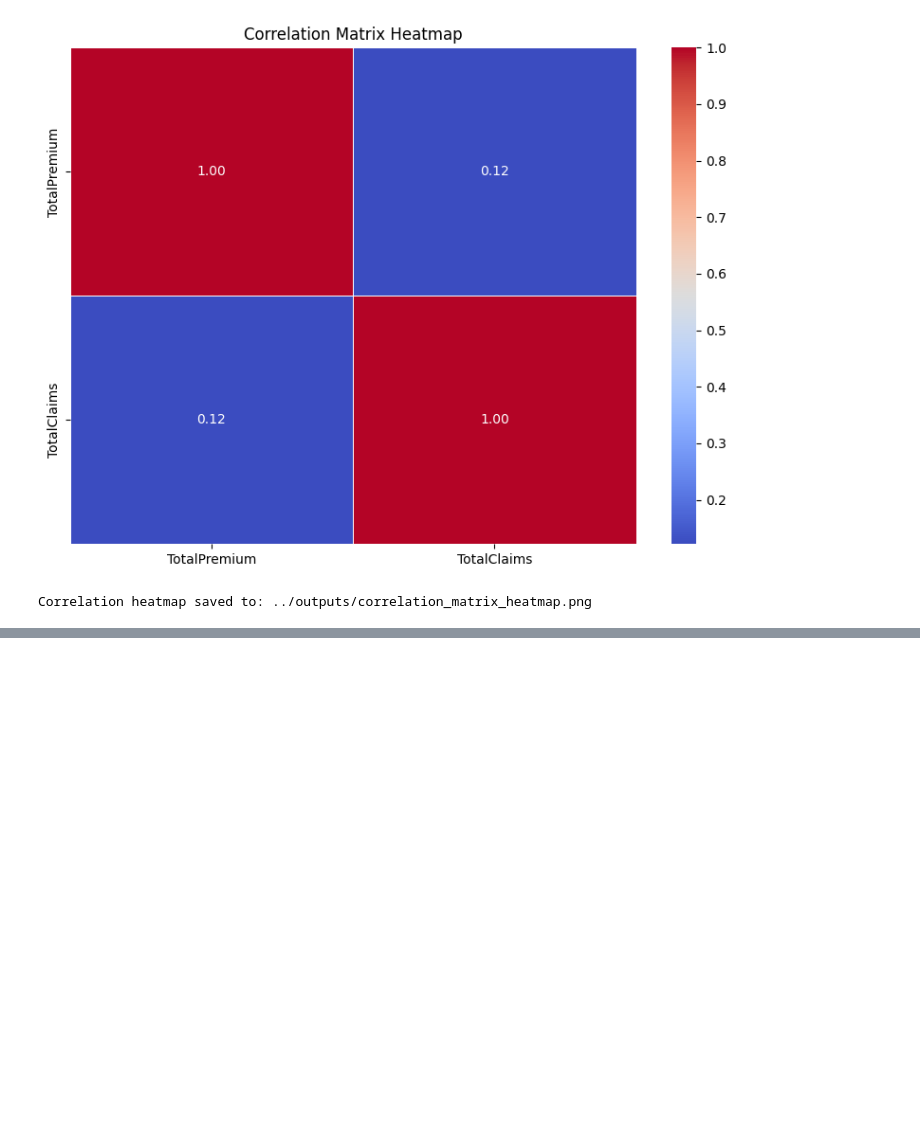
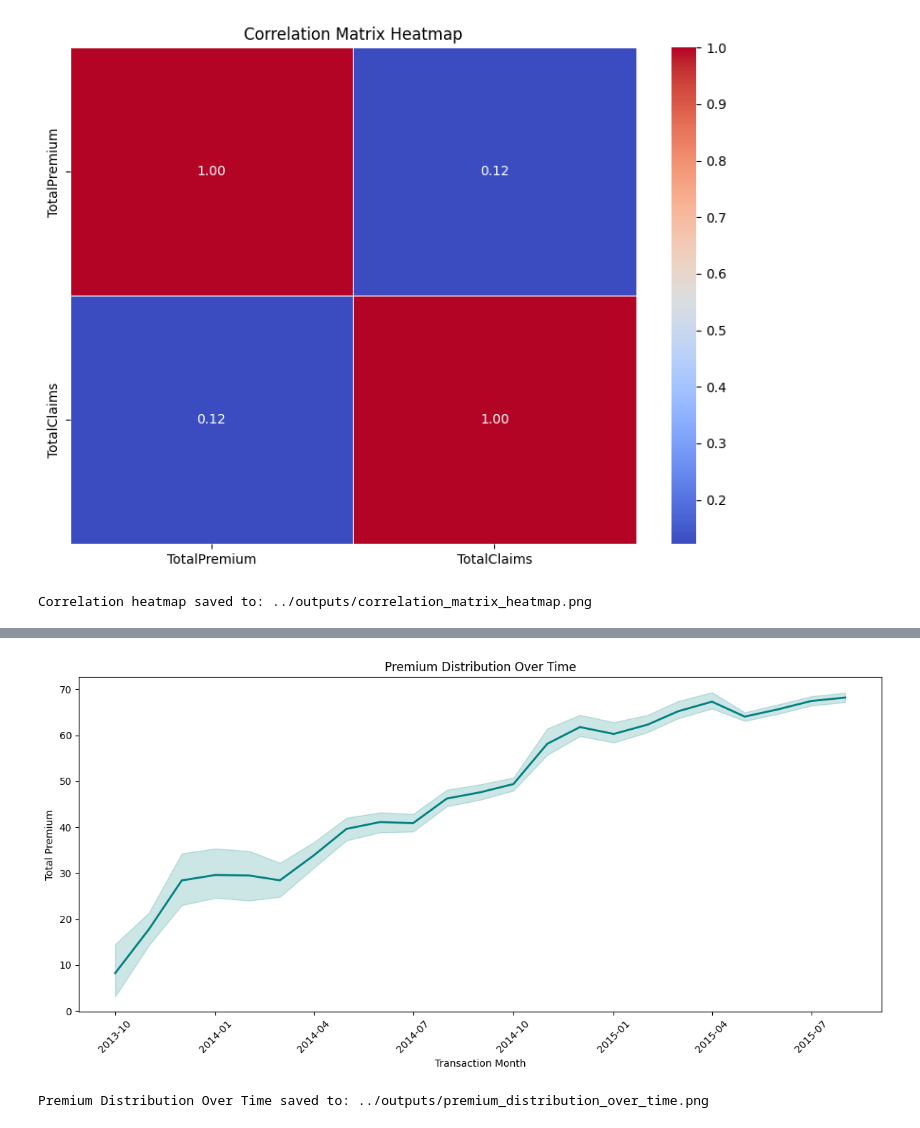
Before and after one commit to vlazacck/week3, a Jupyter notebook: notebooks/Eda.ipynb, the cells around one changed output, grey strips where cells are left out. Cells and saved outputs as stored; diff of their text form; code cells hidden in the pictures; blank space fills up the shorter version.

```diff
--- a/notebooks/Eda.ipynb
+++ b/notebooks/Eda.ipynb
@@ -214,0 +337,26 @@ Correlation heatmap saved to: ../outputs/correlation_matrix_heatmap.png
+# %%
+# Visualization 1: Premium Distribution Over Time
+import matplotlib.pyplot as plt
+import seaborn as sns
+
+
+data['TransactionMonth'] = pd.to_datetime(data['TransactionMonth'], errors='coerce')
+
+# Plot TotalPremium by TransactionMonth
+plt.figure(figsize=(12, 6))
+sns.lineplot(x=data['TransactionMonth'], y=data['TotalPremium'], color='teal', linewidth=2)
+plt.title('Premium Distribution Over Time')
+plt.xlabel('Transaction Month')
+plt.ylabel('Total Premium')
+plt.xticks(rotation=45)
+plt.tight_layout()
+
+# Save the plot
+premium_time_path = f"{output_dir}/premium_distribution_over_time.png"
+plt.savefig(premium_time_path)
+plt.show()
+
+print(f"Premium Distribution Over Time saved to: {premium_time_path}")
+# %% [output]
+[figure, added]
+Premium Distribution Over Time saved to: ../outputs/premium_distribution_over_time.png
```
Also changed, not shown: parts of 3 cells of this notebook, 2 other files.
